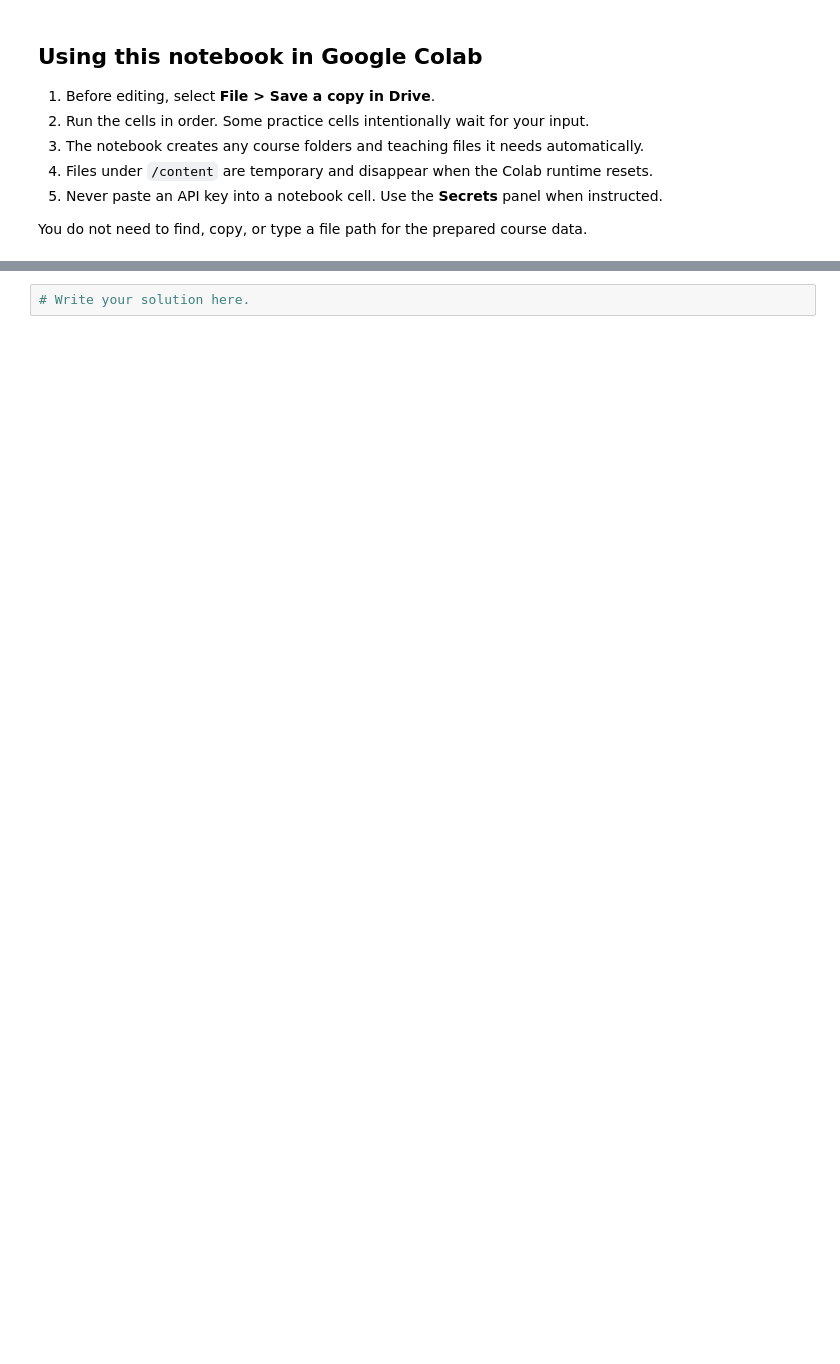
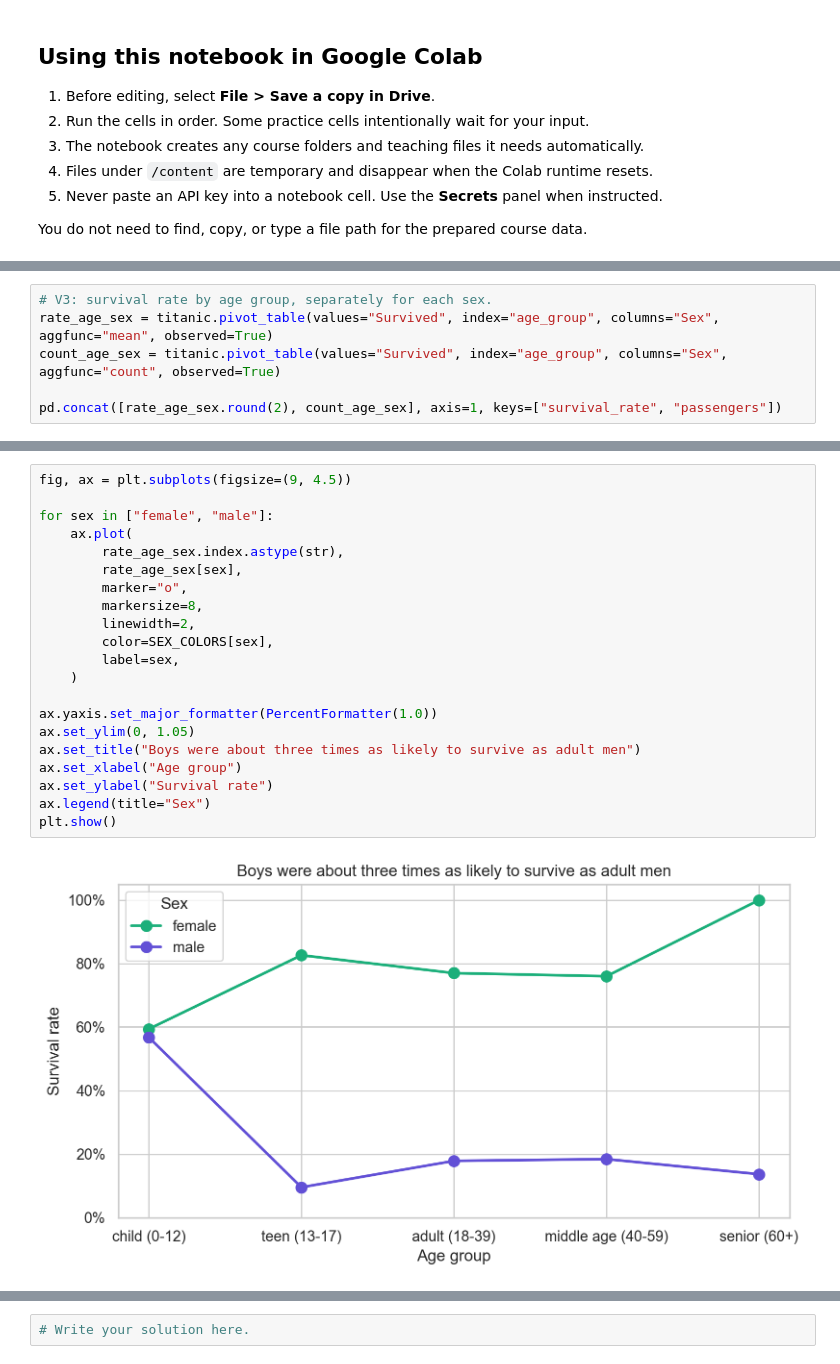
Before and after one commit to harshvardhaniimi/isa383-google-colab, a Jupyter notebook: 12_Data_Visualization.ipynb, the cells around one changed output, grey strips where cells are left out. Drawn from its saved outputs; the diff is of its cells as text; blank space fills up the shorter version.

```diff
--- a/12_Data_Visualization.ipynb
+++ b/12_Data_Visualization.ipynb
@@ -400,0 +299,6 @@ Create a table containing the three hottest and three coldest days. Visualize th
+# %%
+# V3: survival rate by age group, separately for each sex.
+rate_age_sex = titanic.pivot_table(values="Survived", index="age_group", columns="Sex", aggfunc="mean", observed=True)
+count_age_sex = titanic.pivot_table(values="Survived", index="age_group", columns="Sex", aggfunc="count", observed=True)
+
+pd.concat([rate_age_sex.round(2), count_age_sex], axis=1, keys=["survival_rate", "passengers"])
@@ -400,0 +314,23 @@ Create a table containing the three hottest and three coldest days. Visualize th
+# %%
+fig, ax = plt.subplots(figsize=(9, 4.5))
+
+for sex in ["female", "male"]:
+    ax.plot(
+        rate_age_sex.index.astype(str),
+        rate_age_sex[sex],
+        marker="o",
+        markersize=8,
+        linewidth=2,
+        color=SEX_COLORS[sex],
+        label=sex,
+    )
+
+ax.yaxis.set_major_formatter(PercentFormatter(1.0))
+ax.set_ylim(0, 1.05)
+ax.set_title("Boys were about three times as likely to survive as adult men")
+ax.set_xlabel("Age group")
+ax.set_ylabel("Survival rate")
+ax.legend(title="Sex")
+plt.show()
+# %% [output]
+[figure, added]
```
Also changed, not shown: parts of 136 cells of this notebook, 11 other files.
